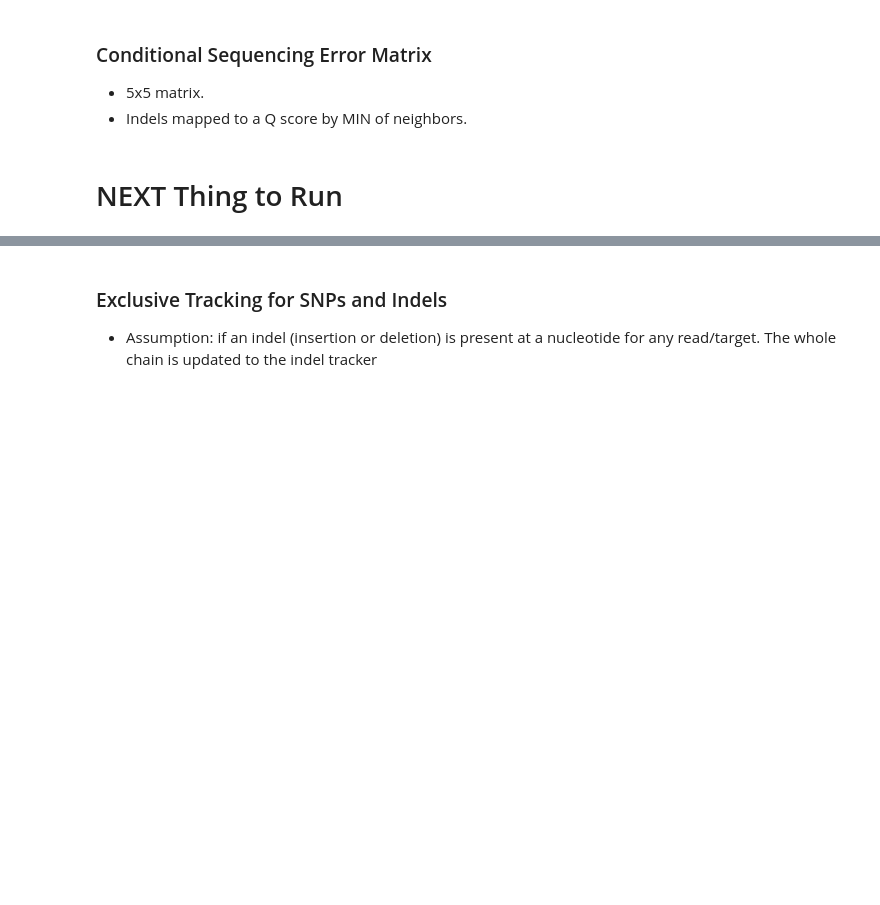
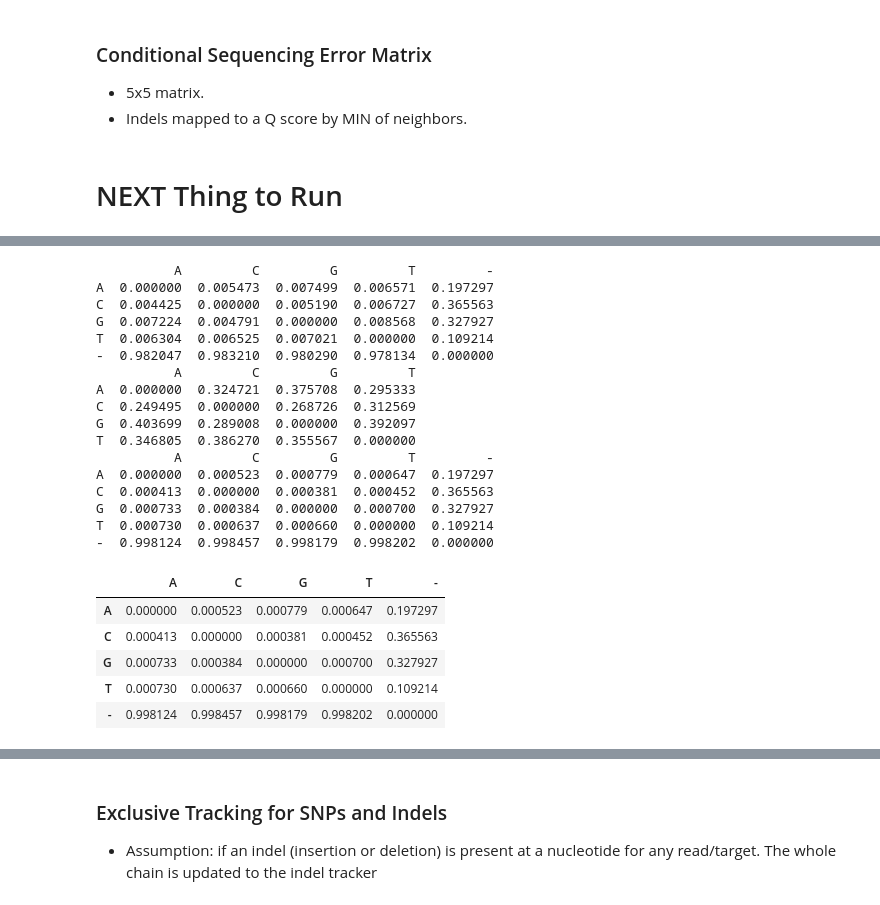
Before and after one commit to Davidebear/mutalib, a Jupyter notebook: tracking.ipynb, the cells around one changed output, grey strips where cells are left out. Saved outputs shown, nothing was run; the diff lists cells and outputs as text; code cells hidden in the pictures; blank space fills up the shorter version.

```diff
--- a/tracking.ipynb
+++ b/tracking.ipynb
@@ -617,3 +615,15 @@ with open('pickle/cond_err_snps_bfp.pickle', 'wb') as f:
     pickle.dump(cond_err_snps, f)
 with open('pickle/cond_err_indels_bfp.pickle', 'wb') as f:
     pickle.dump(cond_err_indels, f)
+# %%
+def show_cmtx(df, drop=False):
+    df/= np.sum(df, axis=0)
+    df.index = ['A', 'C', 'G', 'T', '-']
+    if drop:
+        df = df.drop('-', axis=1).drop('-')
+    print(df.head())
+    return df
+
+
+allbfp = pd.DataFrame(cond_err)
+show_cond_mtx(allbfp)
@@ -619,0 +678,30 @@ with open('pickle/cond_err_indels_bfp.pickle', 'wb') as f:
+# %%
+ce = pd.DataFrame(cond_err)
+ces = pd.DataFrame(cond_err_snps)
+cei = pd.DataFrame(cond_err_indels)
+
+show_cmtx(ce)
+# %% [output]
+          A         C         G         T         -
+A  0.000000  0.005473  0.007499  0.006571  0.197297
+C  0.004425  0.000000  0.005190  0.006727  0.365563
+G  0.007224  0.004791  0.000000  0.008568  0.327927
+T  0.006304  0.006525  0.007021  0.000000  0.109214
+-  0.982047  0.983210  0.980290  0.978134  0.000000
+          A         C         G         T
+A  0.000000  0.324721  0.375708  0.295333
+C  0.249495  0.000000  0.268726  0.312569
+G  0.403699  0.289008  0.000000  0.392097
+T  0.346805  0.386270  0.355567  0.000000
+          A         C         G         T         -
+A  0.000000  0.000523  0.000779  0.000647  0.197297
+C  0.000413  0.000000  0.000381  0.000452  0.365563
+G  0.000733  0.000384  0.000000  0.000700  0.327927
+T  0.000730  0.000637  0.000660  0.000000  0.109214
+-  0.998124  0.998457  0.998179  0.998202  0.000000
+|  | A | C | G | T | - |
+| A | 0.000000 | 0.000523 | 0.000779 | 0.000647 | 0.197297 |
+| C | 0.000413 | 0.000000 | 0.000381 | 0.000452 | 0.365563 |
+| G | 0.000733 | 0.000384 | 0.000000 | 0.000700 | 0.327927 |
+| T | 0.000730 | 0.000637 | 0.000660 | 0.000000 | 0.109214 |
+| - | 0.998124 | 0.998457 | 0.998179 | 0.998202 | 0.000000 |
```
Also changed, not shown: parts of 7 cells of this notebook.
